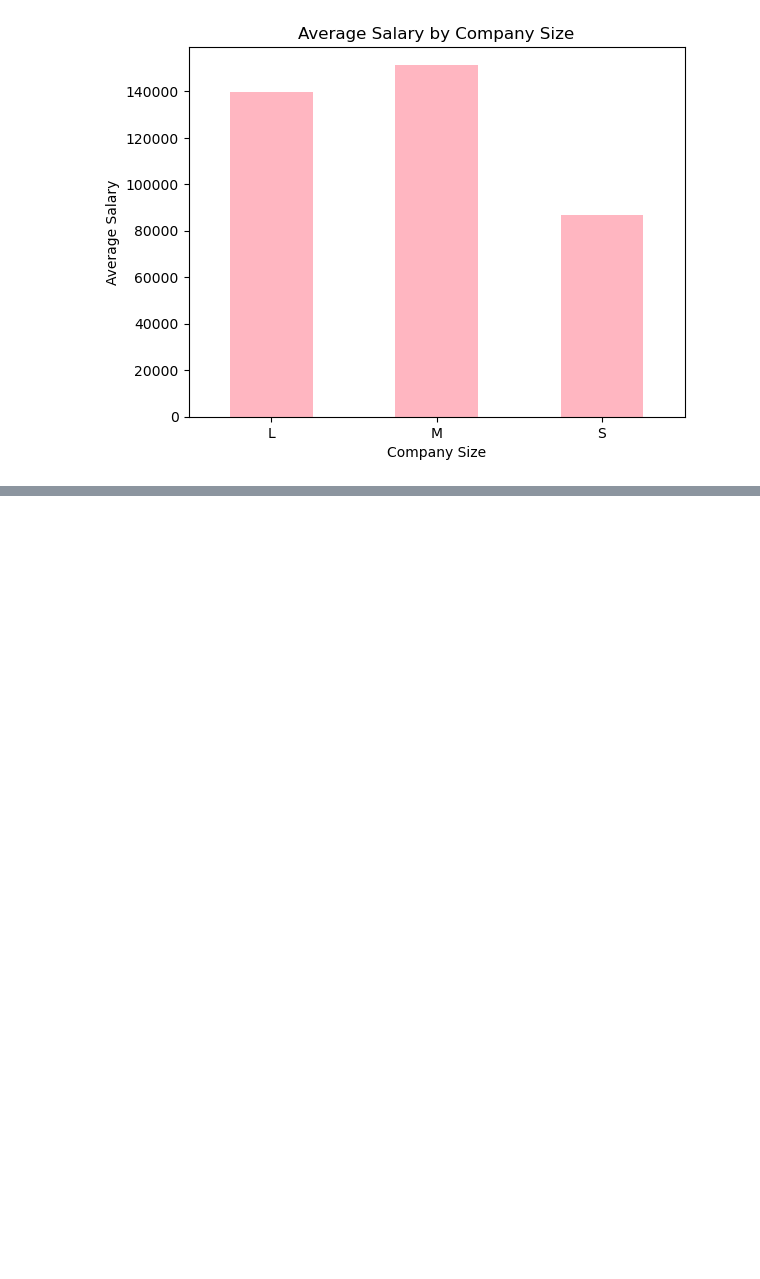
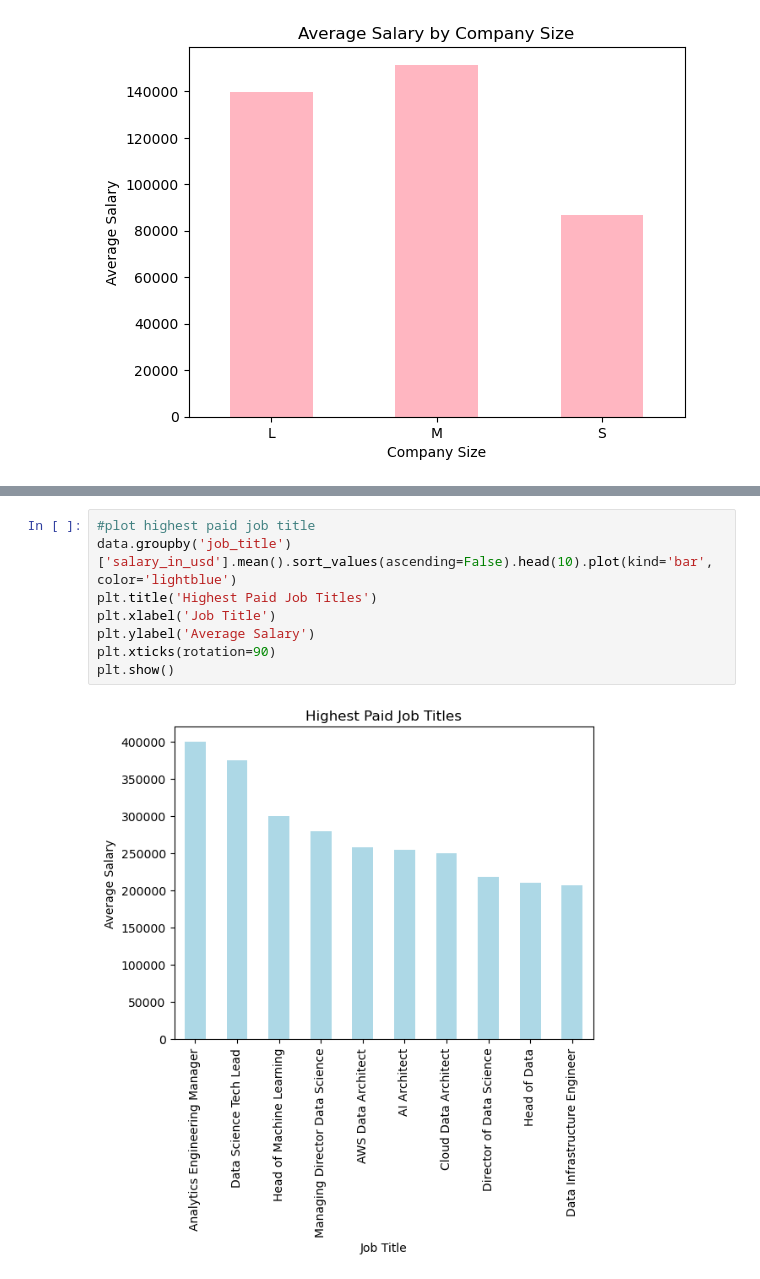
Before and after one commit to beccaa9116/Data-Science-Salary-Analysis, a Jupyter notebook: ds_salary_analysis.ipynb, the cells around one changed output, grey strips where cells are left out. Drawn from its saved outputs; the diff is of its cells as text; blank space fills up the shorter version.

```diff
--- a/ds_salary_analysis.ipynb
+++ b/ds_salary_analysis.ipynb
@@ -126,0 +199,10 @@ plt.show()
+# %%
+#plot highest paid job title
+data.groupby('job_title')['salary_in_usd'].mean().sort_values(ascending=False).head(10).plot(kind='bar', color='lightblue')
+plt.title('Highest Paid Job Titles')
+plt.xlabel('Job Title')
+plt.ylabel('Average Salary')
+plt.xticks(rotation=90)
+plt.show()
+# %% [output]
+[figure, added]
```
Also changed, not shown: parts of 10 cells of this notebook.
